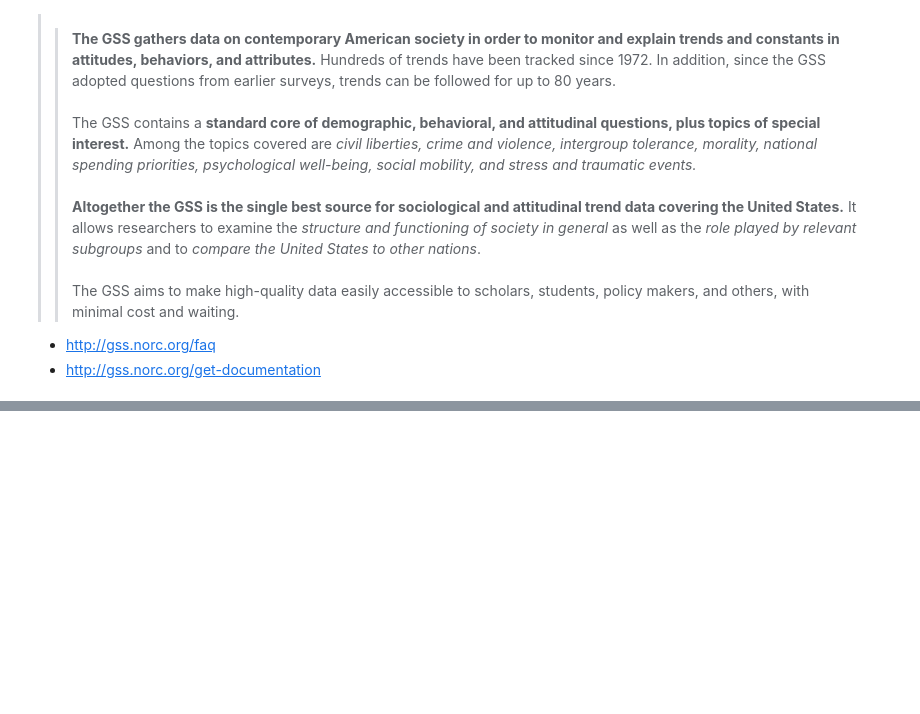
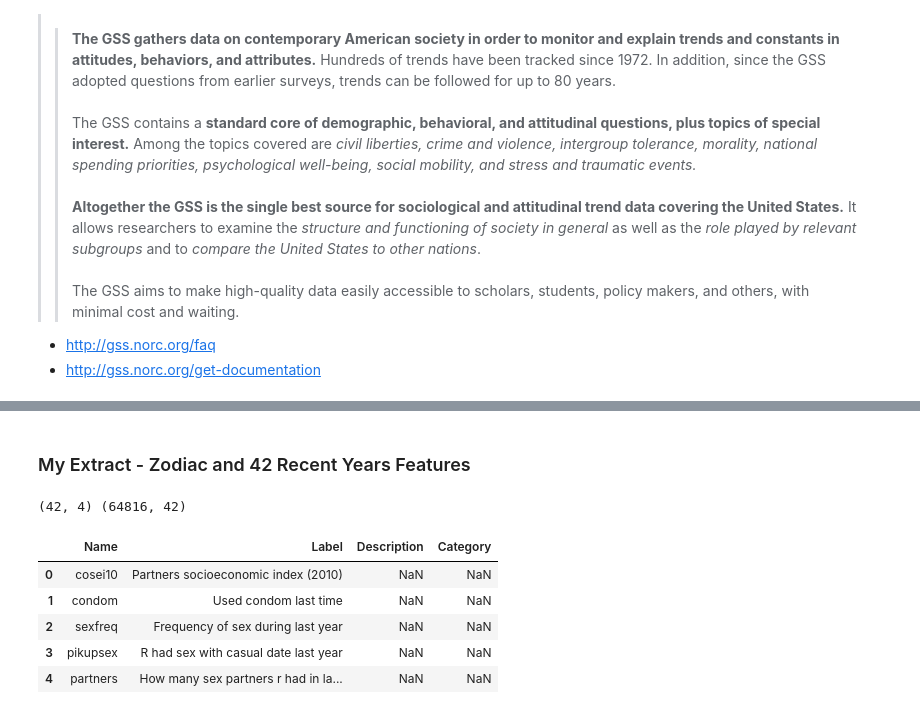
Before and after one commit to jirvingphd/iowa-prisoner-recidivism-mod-3-project, a Jupyter notebook: student.ipynb, the cells around one changed output, grey strips where cells are left out. Cells and saved outputs as stored; diff of their text form; code cells hidden in the pictures; blank space fills up the shorter version.

```diff
--- a/student.ipynb
+++ b/student.ipynb
@@ -58,0 +52,2 @@ None
+# %% [markdown]
+### My Extract - Zodiac and 42 Recent Years Features
@@ -58,0 +63,11 @@ None
+# %%
+print(df_vars.shape, df_data.shape)
+display(df_vars.head())
+# %% [output]
+(42, 4) (64816, 42)
+|  | Name | Label | Description | Category |
+| 0 | cosei10 | Partners socioeconomic index (2010) | NaN | NaN |
+| 1 | condom | Used condom last time | NaN | NaN |
+| 2 | sexfreq | Frequency of sex during last year | NaN | NaN |
+| 3 | pikupsex | R had sex with casual date last year | NaN | NaN |
+| 4 | partners | How many sex partners r had in la... | NaN | NaN |
```
Also changed, not shown: parts of 13 cells of this notebook.
